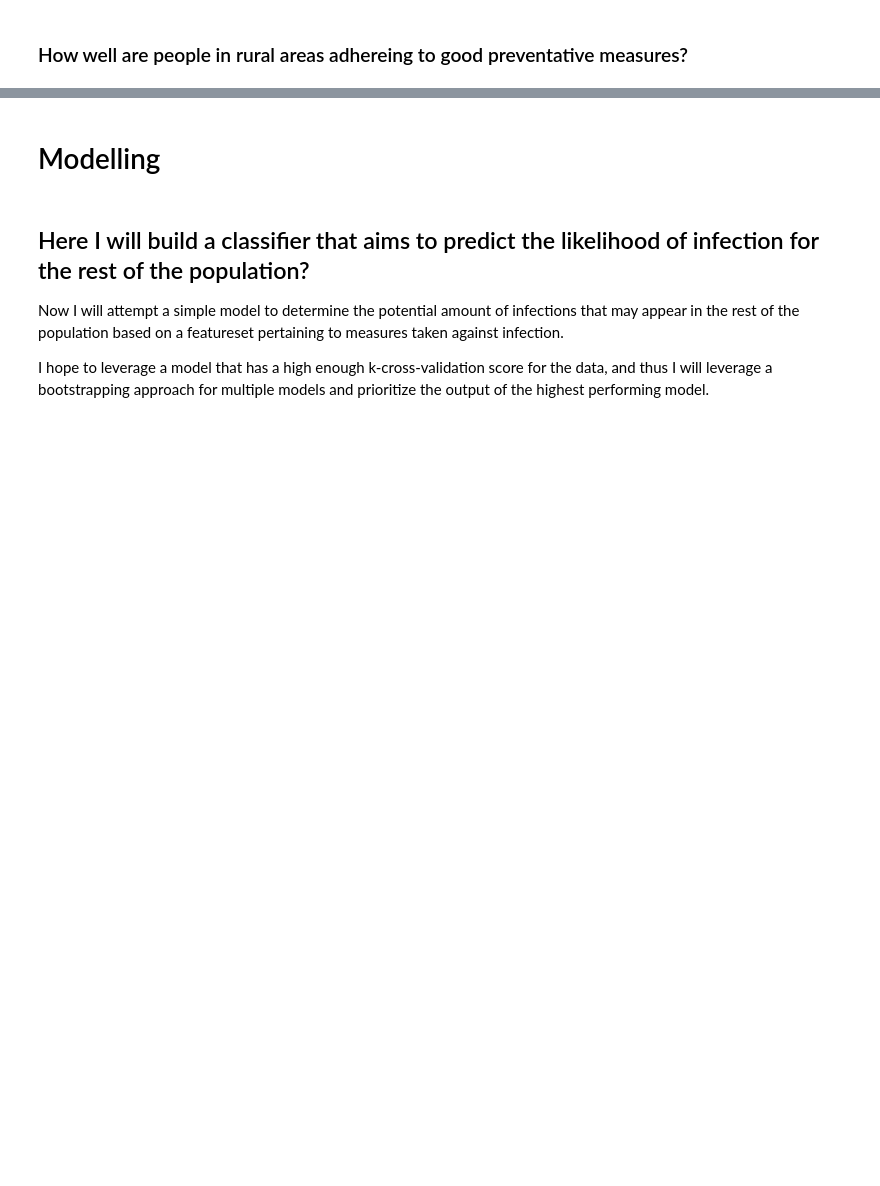
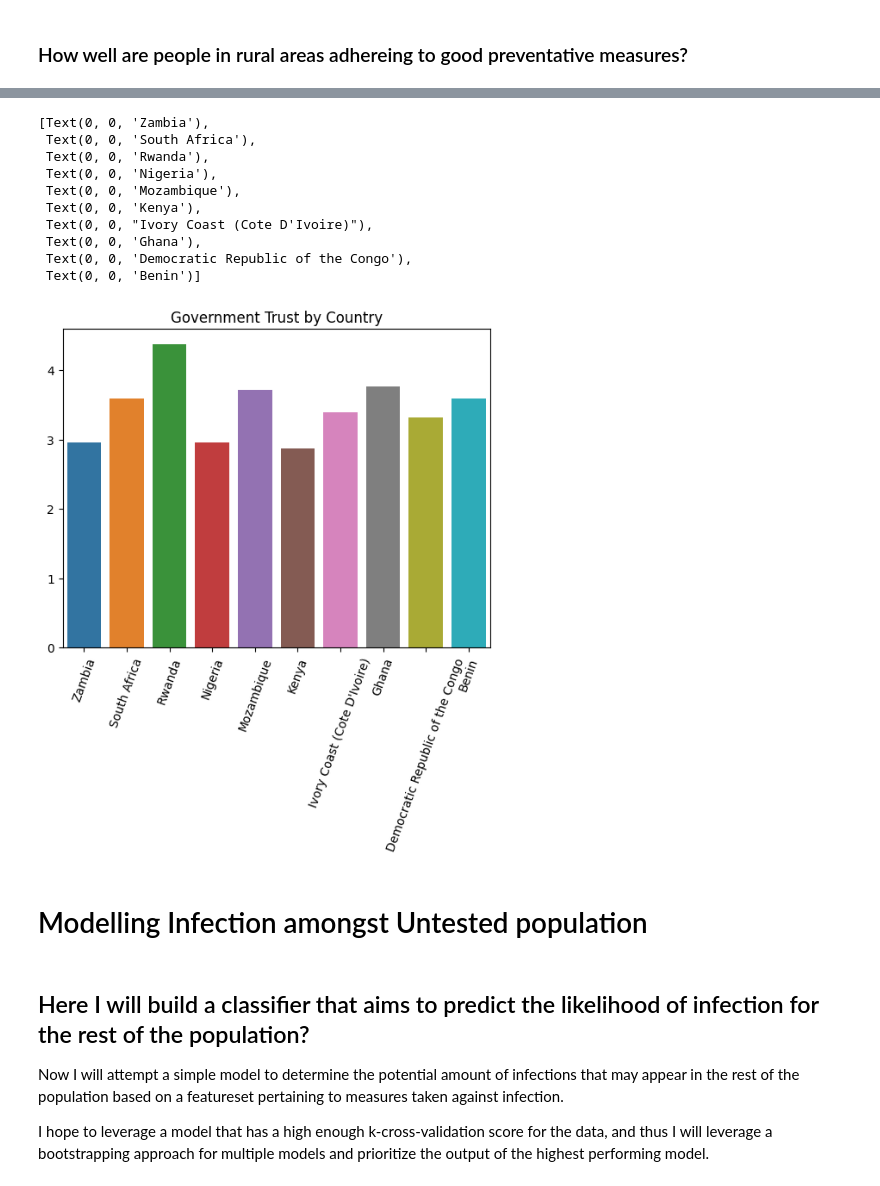
Before and after one commit to kylermintah/COVID-19-Africa, a Jupyter notebook: EDA.ipynb, the cells around one changed output, grey strips where cells are left out. Cells and saved outputs as stored; diff of their text form; code cells hidden in the pictures; blank space fills up the shorter version.

```diff
--- a/EDA.ipynb
+++ b/EDA.ipynb
@@ -542,0 +625,15 @@ rural_df.describe()
+# %%
+# countries_surveyed = africa_df['Country'].unique()
+gov_trust_df = lambda q: sqldf(q, globals())
+query = """
+SELECT
+    country as country, avg(p.GovernmentTrust) as trust
+FROM
+    africa_df p
+GROUP BY
+    Country
+ORDER BY
+    country DESC
+"""
+df_temp = opinions_df(query)
+df_temp.head()
@@ -543,5 +647,24 @@ rural_df.describe()
+# %%
+#Ranking of concern
+x = df_temp['country'].values.tolist()
+y = df_temp['trust'].values.tolist()
+g = sns.barplot(x, y)
+g.set_title('Government Trust by Country')
+g.set_xticklabels(g.get_xticklabels(),rotation=70)
+# %% [output]
+[Text(0, 0, 'Zambia'),
+ Text(0, 0, 'South Africa'),
+ Text(0, 0, 'Rwanda'),
+ Text(0, 0, 'Nigeria'),
+ Text(0, 0, 'Mozambique'),
+ Text(0, 0, 'Kenya'),
+ Text(0, 0, "Ivory Coast (Cote D'Ivoire)"),
+ Text(0, 0, 'Ghana'),
+ Text(0, 0, 'Democratic Republic of the Congo'),
+ Text(0, 0, 'Benin')]
+[figure, added]
 # %% [markdown]
-# Modelling
+# Modelling Infection amongst Untested population
 # %% [markdown]
 ## Here I will build a classifier  that aims to predict the likelihood of infection for the rest of the population?
 
```
Also changed, not shown: parts of 29 cells of this notebook.
